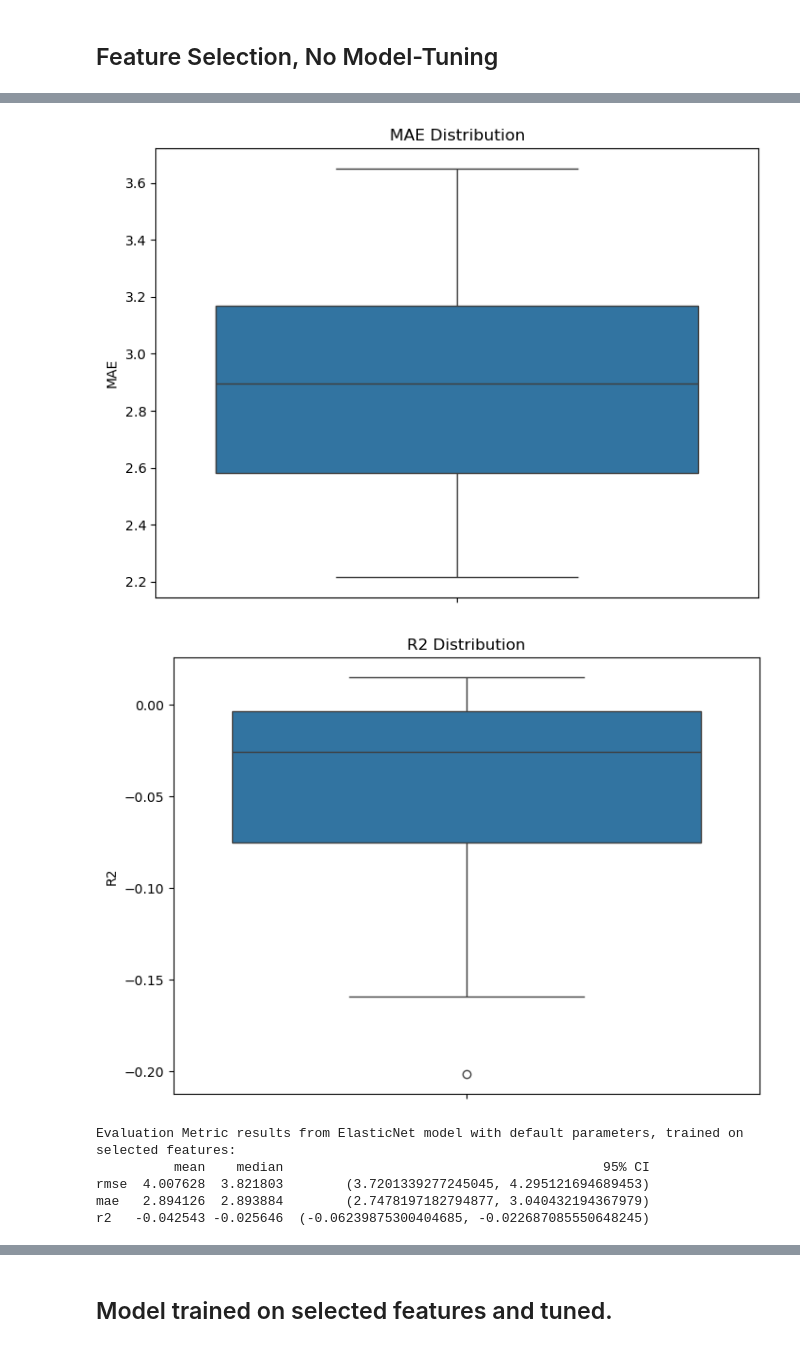
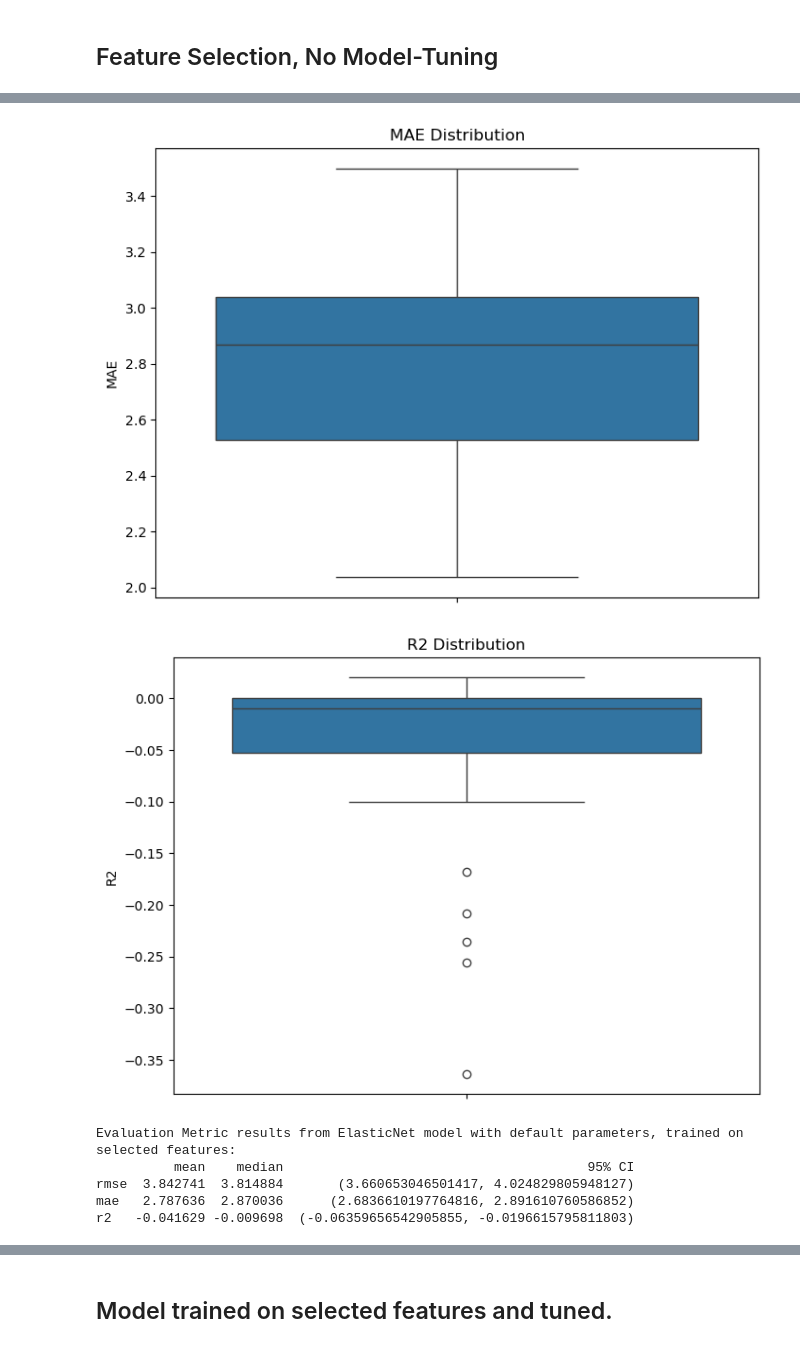
Before and after one commit to smertzani444/Assignment-1, a Jupyter notebook: models/model_analysis.ipynb, the cells around one changed output, grey strips where cells are left out. Cells and saved outputs as stored; diff of their text form; code cells hidden in the pictures.

```diff
--- a/models/model_analysis.ipynb
+++ b/models/model_analysis.ipynb
@@ -70,8 +88,8 @@ The preprocessed data was saved to ../data/development_final_data.csv.
 # %% [markdown]
 ## Baseline: No feature selection, no model-tuning
 # %%
-baseline=Regressor()
-X, y = baseline.separate_features_target(dev_reduced_df, target='BMI', columns_to_remove=['Sex', 'Host age'])
+method=Regressor()
+X, y = method.separate_features_target(dev_reduced_df, target='BMI', columns_to_remove=['Sex', 'Host age'])
 print(X)
 print(y)
 # %% [output]
@@ -93,7 +111,7 @@ print(y)
 488    22.59
 Name: BMI, Length: 489, dtype: float64
 # %%
-selected_features, correlations=baseline.select_features(X, y, threshold=0.1)
+selected_features, correlations=method.select_features(X, y, threshold=0.1)
 print(selected_features)
 
 X_selected=X[selected_features]
@@ -122,6 +140,6 @@ The selected features of 134 were: 11
 
 [489 rows x 12 columns]
 # %%
-print('Results from baseline model, where no feature selection nor model-tuning took place:')
-baseline_results=baseline.train_models(X, y)
+print('Results from baseline untuned models trained on the entire feature set:')
+baseline_results=method.train_models(X, y)
 # %% [output]
@@ -180,11 +198,11 @@ r2   -0.034838  0.040294  (-0.10871844327546104, 0.0390421522611841)
 # %% [markdown]
 ## Feature Selection, No Model-Tuning
 # %%
-X, y = baseline.separate_features_target(dev_selected_df, target='BMI', columns_to_remove=None)
+X, y = method.separate_features_target(dev_selected_df, target='BMI', columns_to_remove=None)
 print(X)
 
 print('Results from un-tuned model trained on selected features:')
-stage_two_results=baseline.train_models(X, y)
+stage_three_results=method.train_models(X, y)
 # %% [output]
      Alistipes putredinis  Christensenella minuta  \
 0                0.005891                0.000000
@@ -206,23 +224,23 @@ breg RMSE: 3.7980
 # %%
-val_selected_df=baseline.align_evaluation_set(dev_selected_df, val_reduced_df)
+val_selected_df=method.align_evaluation_set(dev_selected_df, val_reduced_df)
 
-X, y = baseline.separate_features_target(val_selected_df, target='BMI', columns_to_remove=None)
+X, y = method.separate_features_target(val_selected_df, target='BMI', columns_to_remove=None)
 print(X)
 
 # model_instance-> ElasticNet with default parameters and no feauture selection
-enet_results= baseline.evaluate_model(ElasticNet(), X, y, runs=30, test_size=0.2, save_path=None)
+enet_results= method.evaluate_model(ElasticNet(), X, y, runs=50, test_size=0.2, save_path=None)
 nomt_enet_df_summary = pd.DataFrame.from_dict(enet_results, orient='index')
 print('Evaluation Metric results from ElasticNet model with default parameters, trained on selected features:')
 print(nomt_enet_df_summary)
 
 # model_instance-> SVR with default parameters and no feauture selection
-svr_results= baseline.evaluate_model(SVR(), X, y, runs=30, test_size=0.2, save_path=None)
+svr_results= method.evaluate_model(SVR(), X, y, runs=50, test_size=0.2, save_path=None)
 nomt_svr_df_summary = pd.DataFrame.from_dict(svr_results, orient='index')
 print('Evaluation Metric results from SVR model with default parameters, trained on selected features:')
 print(nomt_svr_df_summary)
 
 # model_instance-> SVR with default parameters and no feauture selection
-breg_results= baseline.evaluate_model(BayesianRidge(), X, y, runs=30, test_size=0.2, save_path=None)
+breg_results= method.evaluate_model(BayesianRidge(), X, y, runs=50, test_size=0.2, save_path=None)
 nomt_breg_df_summary = pd.DataFrame.from_dict(breg_results, orient='index')
 print('Evaluation Metric results from BayesianRidge model with default parameters, trained on selected features:')
 print(nomt_breg_df_summary)
@@ -248,7 +266,7 @@ Evaluation dataset was aligned to development feature set.
-[figure, old version]
+[figure, new version]
-[figure, old version]
+[figure, new version]
 Evaluation Metric results from ElasticNet model with default parameters, trained on selected features:
-          mean    median                                         95% CI
-rmse  4.007628  3.821803        (3.7201339277245045, 4.295121694689453)
-mae   2.894126  2.893884        (2.7478197182794877, 3.040432194367979)
-r2   -0.042543 -0.025646  (-0.06239875300404685, -0.022687085550648245)
+          mean    median                                       95% CI
+rmse  3.842741  3.814884       (3.660653046501417, 4.024829805948127)
+mae   2.787636  2.870036      (2.6836610197764816, 2.891610760586852)
+r2   -0.041629 -0.009698  (-0.06359656542905855, -0.0196615795811803)
```
Also changed, not shown: parts of 10 cells of this notebook, 1 other file.
